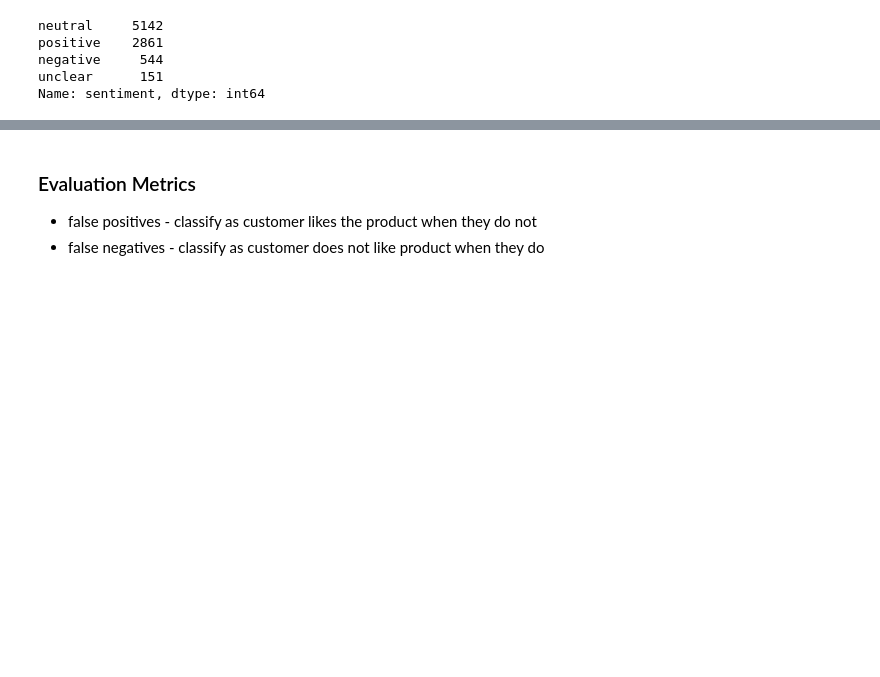
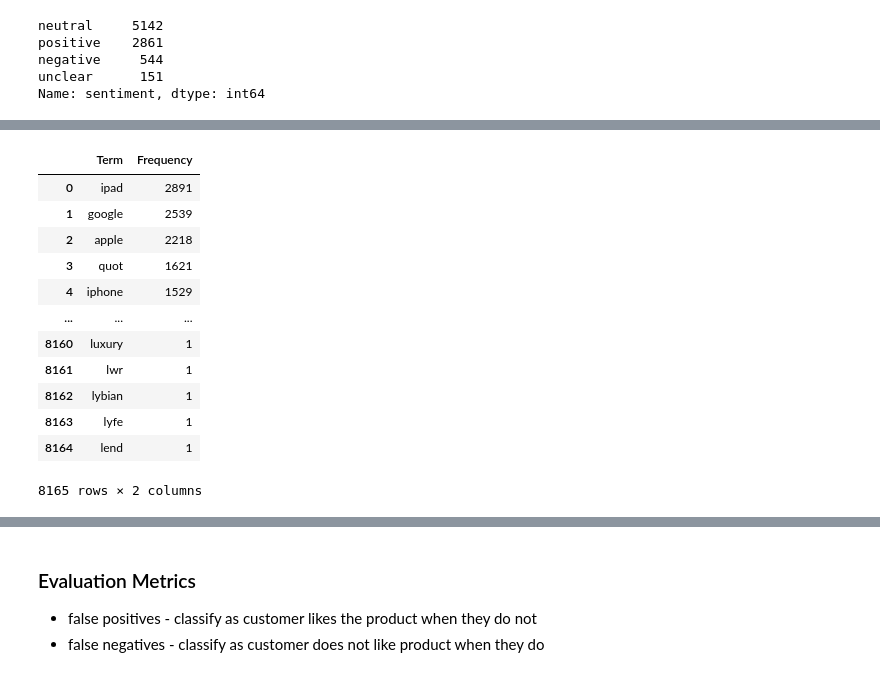
Before and after one commit to meghana-pakala/NLP-project, a Jupyter notebook: final.ipynb, the cells around one changed output, grey strips where cells are left out. Drawn from its saved outputs; the diff is of its cells as text; code cells hidden in the pictures; blank space fills up the shorter version.

```diff
--- a/final.ipynb
+++ b/final.ipynb
@@ -407,0 +346,19 @@ X_train, X_test, y_train, y_test = train_test_split(X, y, test_size=0.2, random_
+# %%
+# Display the frequency table
+freq_table = count_df.sum(axis=0).sort_values(ascending=False).reset_index()
+freq_table.columns = ['Term', 'Frequency']
+freq_table
+# %% [output]
+|  | Term | Frequency |
+| 0 | ipad | 2891 |
+| 1 | google | 2539 |
+| 2 | apple | 2218 |
+| 3 | quot | 1621 |
+| 4 | iphone | 1529 |
+| ... | ... | ... |
+| 8160 | luxury | 1 |
+| 8161 | lwr | 1 |
+| 8162 | lybian | 1 |
+| 8163 | lyfe | 1 |
+| 8164 | lend | 1 |
+8165 rows × 2 columns
```
Also changed, not shown: parts of 28 cells of this notebook.
